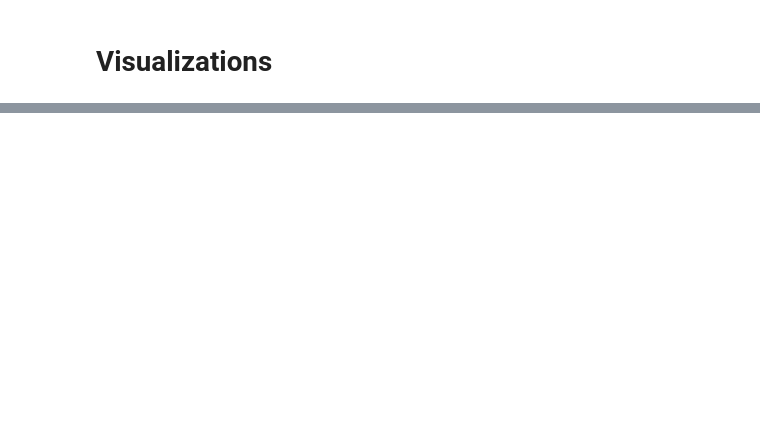
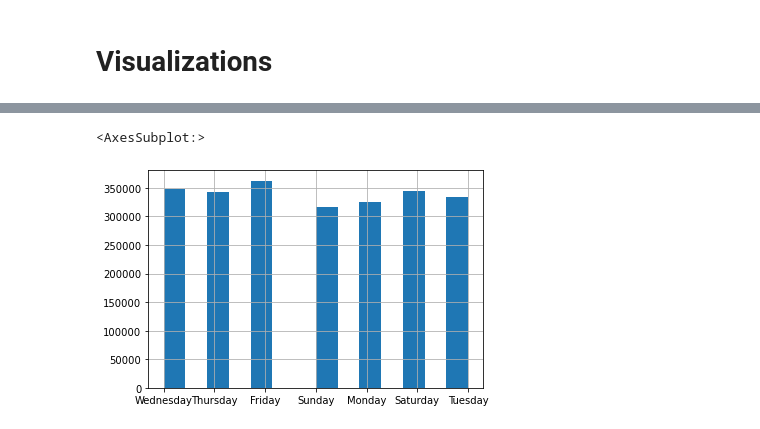
Before and after one commit to MAbdulfattah/Data-Wrangling, a Jupyter notebook: Magic.ipynb, the cells around one changed output, grey strips where cells are left out. Saved outputs shown, nothing was run; the diff lists cells and outputs as text; code cells hidden in the pictures; blank space fills up the shorter version.

```diff
--- a/Magic.ipynb
+++ b/Magic.ipynb
@@ -170,0 +63,7 @@ df[df['Global_desc'].isin(df.groupby('Global_desc').size().sort_values(ascending
+# %%
+df1['weekday'] = df1.Date.apply(lambda x: x.day_name())
+# %%
+df1.weekday.hist(bins=14)
+# %% [output]
+<AxesSubplot:>
+[figure, added]
```
Also changed, not shown: parts of 39 cells of this notebook.
